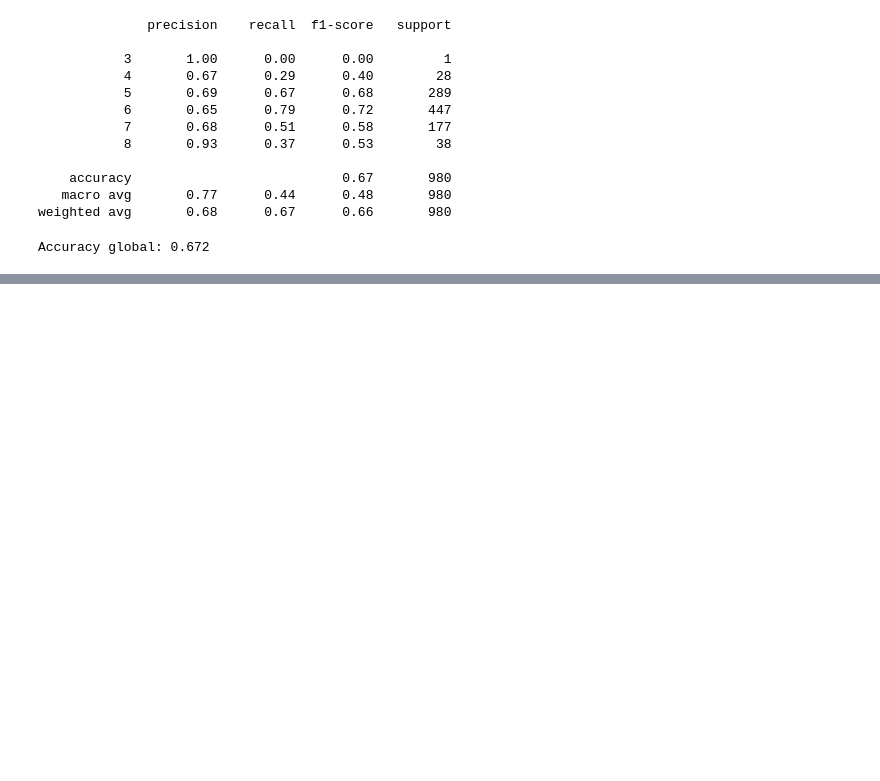
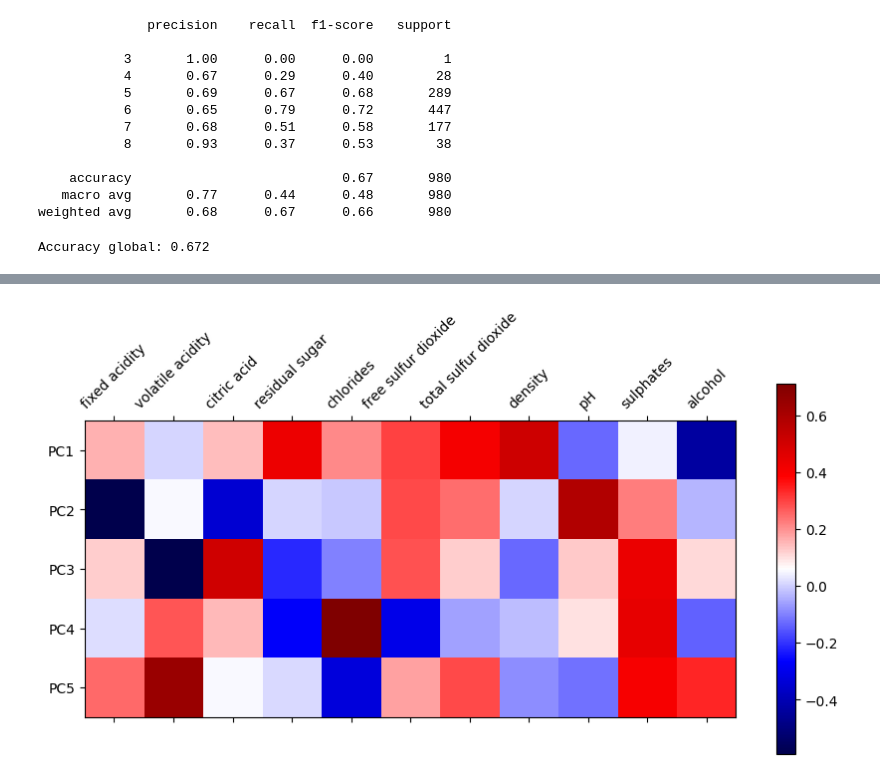
Before and after one commit to Vihelmet/Analisis_calidad_vino_blanco_ML, a Jupyter notebook: notebooks/03_Entrenamiento_modelo.ipynb, the cells around one changed output, grey strips where cells are left out. Cells and saved outputs as stored; diff of their text form; code cells hidden in the pictures; blank space fills up the shorter version.

```diff
--- a/notebooks/03_Entrenamiento_modelo.ipynb
+++ b/notebooks/03_Entrenamiento_modelo.ipynb
@@ -294,0 +315,8 @@ Ha mejorado algo, pero muy poco.
+# %%
+plt.matshow(pca.components_[:5], cmap='seismic')
+plt.yticks([0,1,2,3,4],['PC1','PC2','PC3','PC4','PC5'])
+plt.xticks(range(len(X.columns)), X.columns, rotation=45)
+plt.colorbar()
+plt.show()
+# %% [output]
+[figure, added]
```
Also changed, not shown: parts of 9 cells of this notebook.
